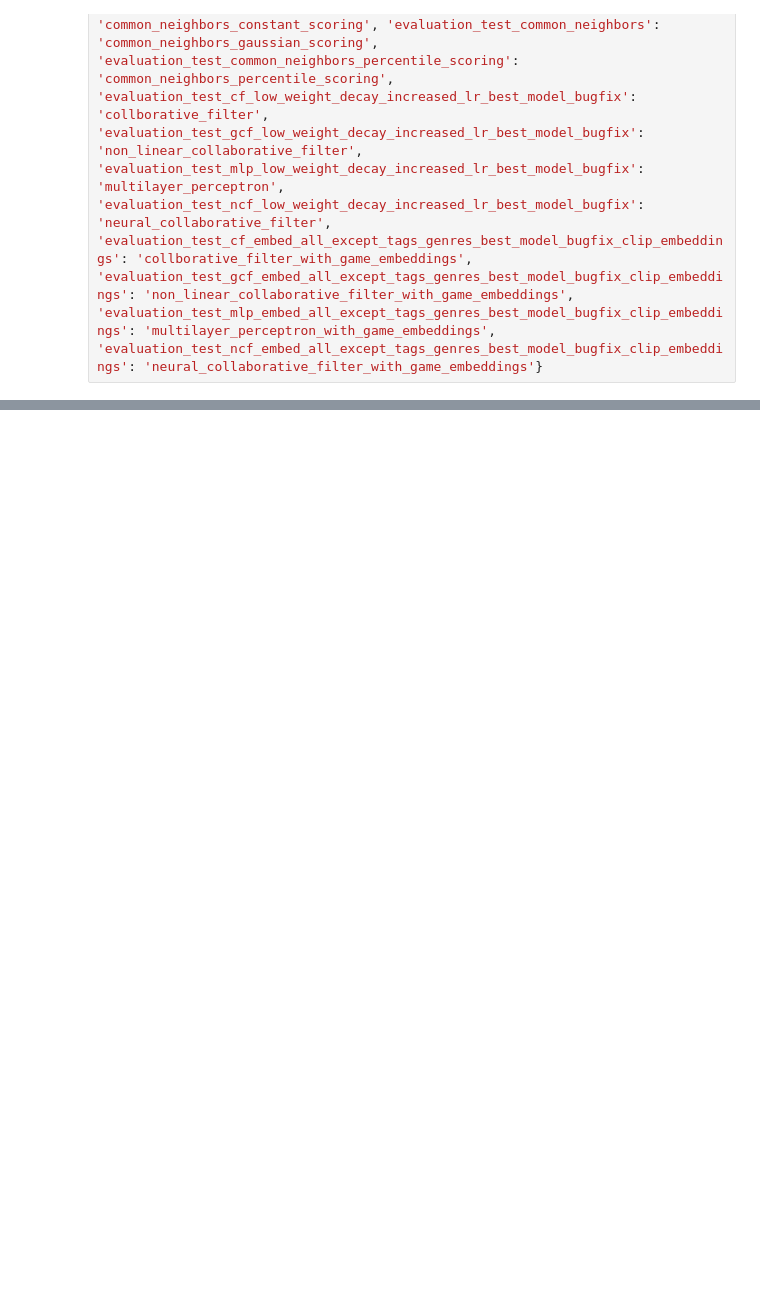
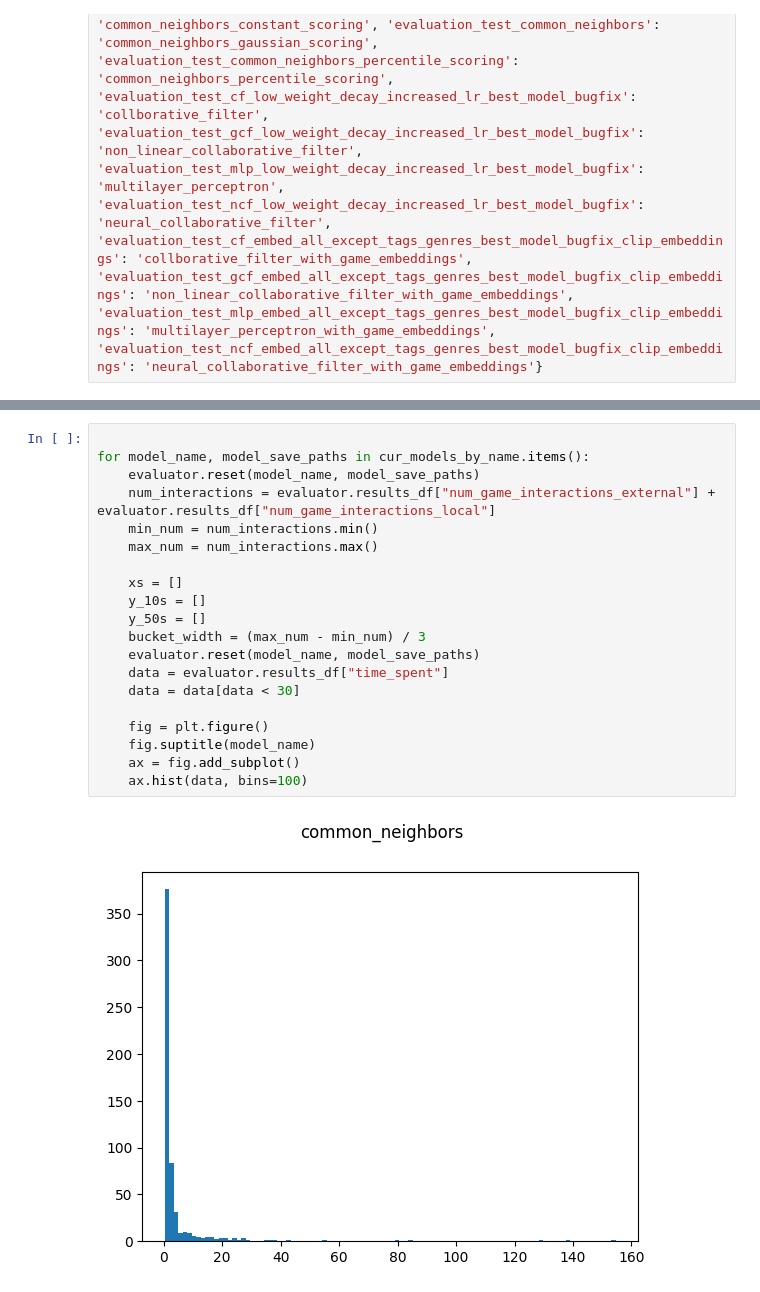
Before and after one commit to GitHubNoskcaj211/ml-projects-project, a Jupyter notebook: evaluation/test_online_evaluation.ipynb, the cells around one changed output, grey strips where cells are left out. Cells and saved outputs as stored; diff of their text form; blank space fills up the shorter version.

Commit message:
Draw histograms of time spent

```diff
--- a/evaluation/test_online_evaluation.ipynb
+++ b/evaluation/test_online_evaluation.ipynb
@@ -107,0 +106,22 @@ display(df.sort_values(by='top_50_hit_percentage_best_probability', ascending=Fa
+# %%
+
+for model_name, model_save_paths in cur_models_by_name.items():
+    evaluator.reset(model_name, model_save_paths)
+    num_interactions = evaluator.results_df["num_game_interactions_external"] + evaluator.results_df["num_game_interactions_local"]
+    min_num = num_interactions.min()
+    max_num = num_interactions.max()
+
+    xs = []
+    y_10s = []
+    y_50s = []
+    bucket_width = (max_num - min_num) / 3
+    evaluator.reset(model_name, model_save_paths)
+    data = evaluator.results_df["time_spent"]
+    data = data[data < 30]
+
+    fig = plt.figure()
+    fig.suptitle(model_name)
+    ax = fig.add_subplot()
+    ax.hist(data, bins=100)
+# %% [output]
+[figure, added]
```
Also changed, not shown: parts of 4 cells of this notebook.
